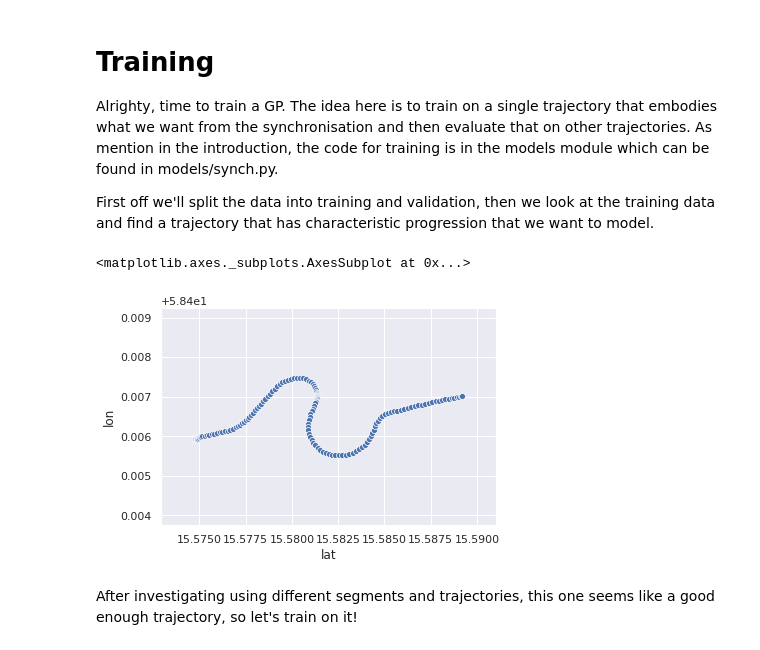
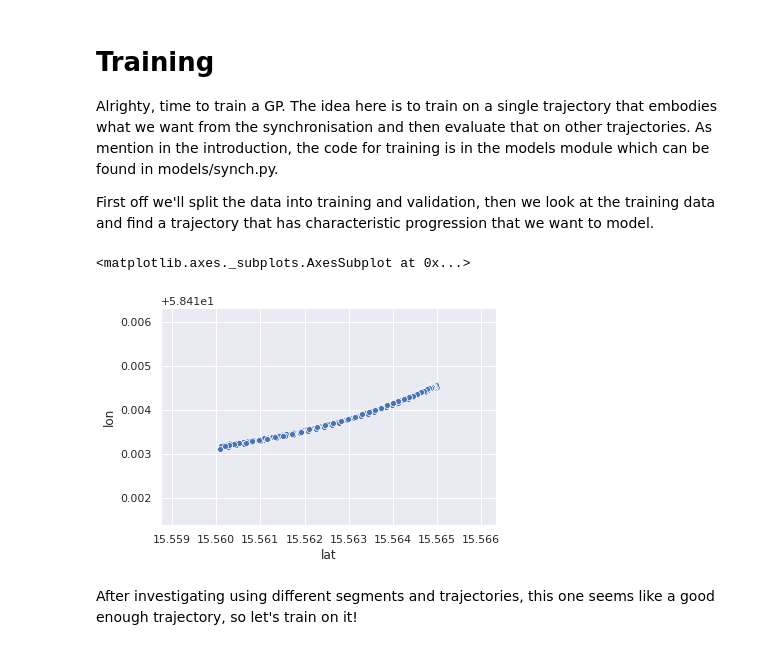
Before and after one commit to M20190649/TDDE19-bus-arrival-time, a Jupyter notebook: GP/Arrival Time Prediction 3 - Synchronisation.ipynb, the cells around one changed output. Cells and saved outputs as stored; diff of their text form; code cells hidden in the pictures.

```diff
--- a/GP/Arrival Time Prediction 3 - Synchronisation.ipynb
+++ b/GP/Arrival Time Prediction 3 - Synchronisation.ipynb
@@ -144,23 +144,23 @@ First off we'll split the data into training and validation, then we look at the
 # %%
 from models import synch
 np.random.seed(1)
 n_trajs = 100 # Use only a small amount of trajectories to save time
-seg_n = 9
-traj_n = 16
+seg_n = 2
+traj_n = 50
 
 data = pd.read_pickle('train.pkl')
 data = data[(data.traj < n_trajs) & (data.seg == seg_n)]
 n_trajs = int(data.traj.max())
 n_train = round(n_trajs*0.8)
 train_ixs = np.random.randint(0, n_trajs-1, n_train)
 train = data[data.traj.transform(lambda x: x in train_ixs)]
 valid = data[data.traj.transform(lambda x: x not in train_ixs)]
-train_traj = train[train.traj == traj_n]
+train_traj = train[train.traj < traj_n]
 valid_trajs = valid
 sns.scatterplot(x="lat", y="lon", data=train_traj)
 # %% [output]
 <matplotlib.axes._subplots.AxesSubplot at 0x...>
-[figure, old version]
+[figure, new version]
 # %% [markdown]
 After investigating using different segments and trajectories, this one seems like a good enough trajectory, so let's train on it!
 # %%
```
Also changed, not shown: parts of 6 cells of this notebook.
